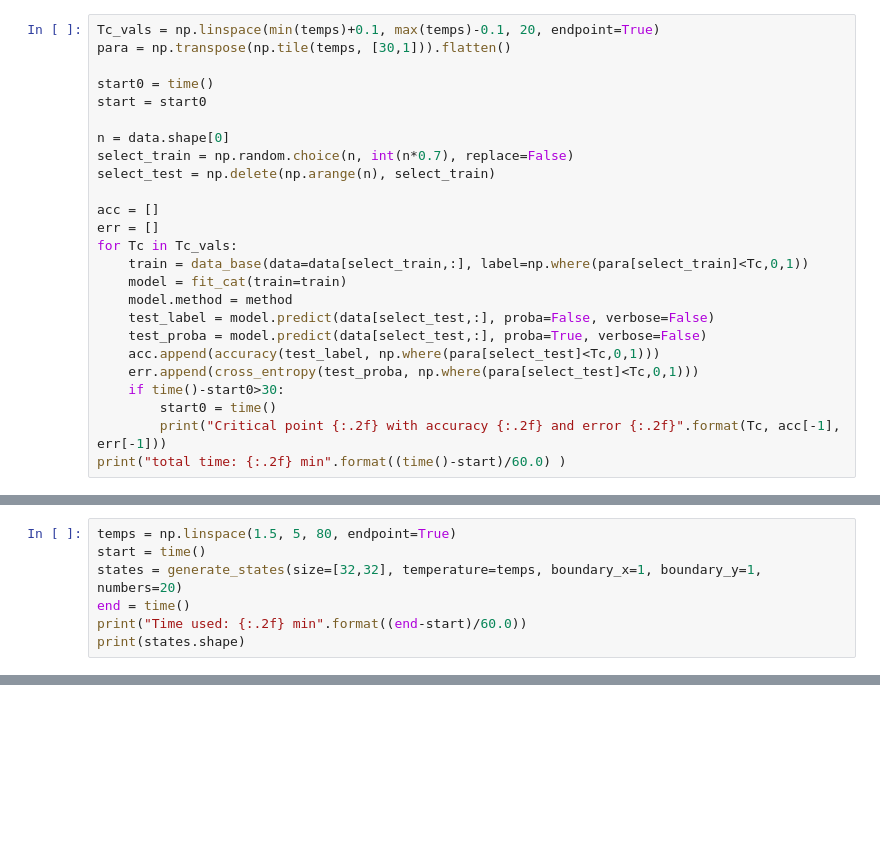
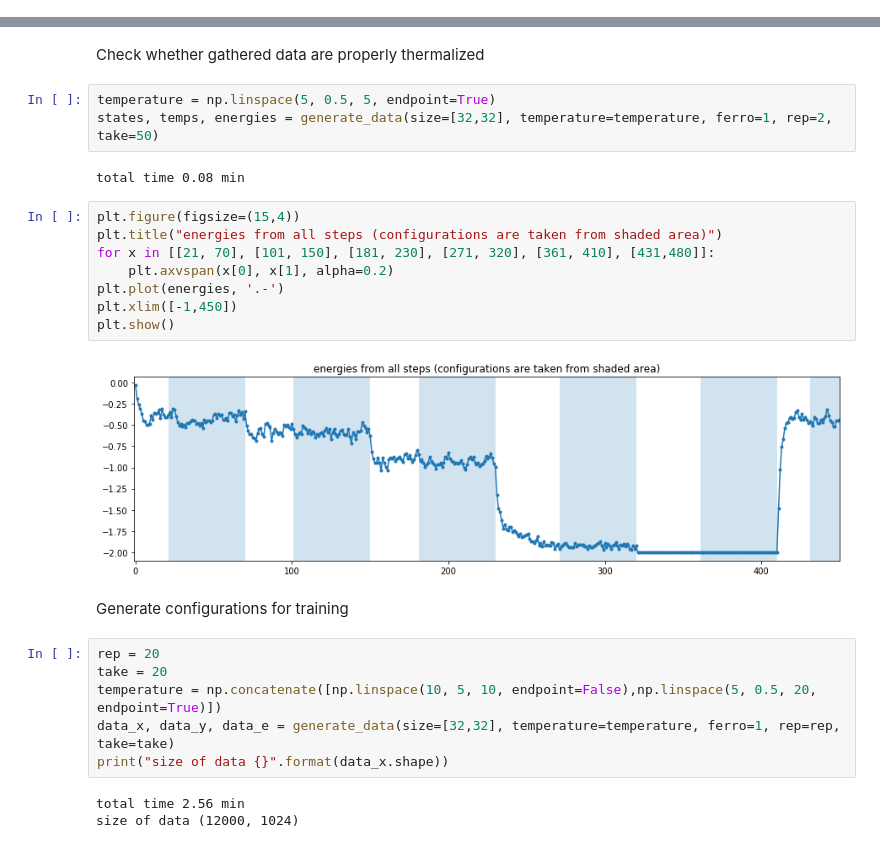
Before and after one commit to clover199/clover199.github.io, a Jupyter notebook: codes/ML_CMP.ipynb, the cells around one changed output, grey strips where cells are left out. Drawn from its saved outputs; the diff is of its cells as text; blank space fills up the shorter version.

```diff
--- a/codes/ML_CMP.ipynb
+++ b/codes/ML_CMP.ipynb
@@ -331,25 +0,0 @@ Time used: 4.81 min
-# %%
-Tc_vals = np.linspace(min(temps)+0.1, max(temps)-0.1, 20, endpoint=True)
-para = np.transpose(np.tile(temps, [30,1])).flatten()
-
-start0 = time()
-start = start0
-
-n = data.shape[0]
-select_train = np.random.choice(n, int(n*0.7), replace=False)
-select_test = np.delete(np.arange(n), select_train)
-
-acc = []
-err = []
-for Tc in Tc_vals:
-    train = data_base(data=data[select_train,:], label=np.where(para[select_train]<Tc,0,1))
-    model = fit_cat(train=train)
-    model.method = method
-    test_label = model.predict(data[select_test,:], proba=False, verbose=False)
-    test_proba = model.predict(data[select_test,:], proba=True, verbose=False)
-    acc.append(accuracy(test_label, np.where(para[select_test]<Tc,0,1)))
-    err.append(cross_entropy(test_proba, np.where(para[select_test]<Tc,0,1)))
-    if time()-start0>30:
-        start0 = time()
-        print("Critical point {:.2f} with accuracy {:.2f} and error {:.2f}".format(Tc, acc[-1], err[-1]))
-print("total time: {:.2f} min".format((time()-start)/60.0) )
@@ -406,7 +0,0 @@ from MakePlots import *
-# %%
-temps = np.linspace(1.5, 5, 80, endpoint=True)
-start = time()
-states = generate_states(size=[32,32], temperature=temps, boundary_x=1, boundary_y=1, numbers=20)
-end = time()
-print("Time used: {:.2f} min".format((end-start)/60.0))
-print(states.shape)
@@ -459,0 +298,28 @@ fig.canvas.draw()
+# %% [markdown]
+Check whether gathered data are properly thermalized
+# %%
+temperature = np.linspace(5, 0.5, 5, endpoint=True)
+states, temps, energies = generate_data(size=[32,32], temperature=temperature, ferro=1, rep=2, take=50)
+# %% [output]
+total time 0.08 min
+# %%
+plt.figure(figsize=(15,4))
+plt.title("energies from all steps (configurations are taken from shaded area)")
+for x in [[21, 70], [101, 150], [181, 230], [271, 320], [361, 410], [431,480]]:
+    plt.axvspan(x[0], x[1], alpha=0.2)
+plt.plot(energies, '.-')
+plt.xlim([-1,450])
+plt.show()
+# %% [output]
+[figure, added]
+# %% [markdown]
+Generate configurations for training
+# %%
+rep = 20
+take = 20
+temperature = np.concatenate([np.linspace(10, 5, 10, endpoint=False),np.linspace(5, 0.5, 20, endpoint=True)])
+data_x, data_y, data_e = generate_data(size=[32,32], temperature=temperature, ferro=1, rep=rep, take=take)
+print("size of data {}".format(data_x.shape))
+# %% [output]
+total time 2.56 min
+size of data (12000, 1024)
```
Also changed, not shown: parts of 125 cells of this notebook, 20 other files.
